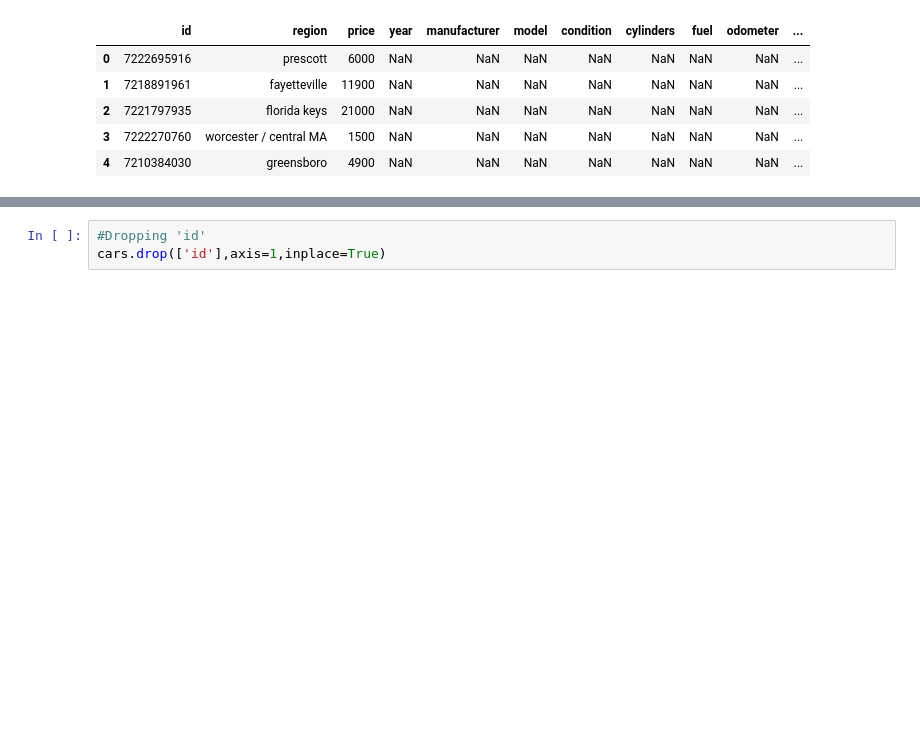
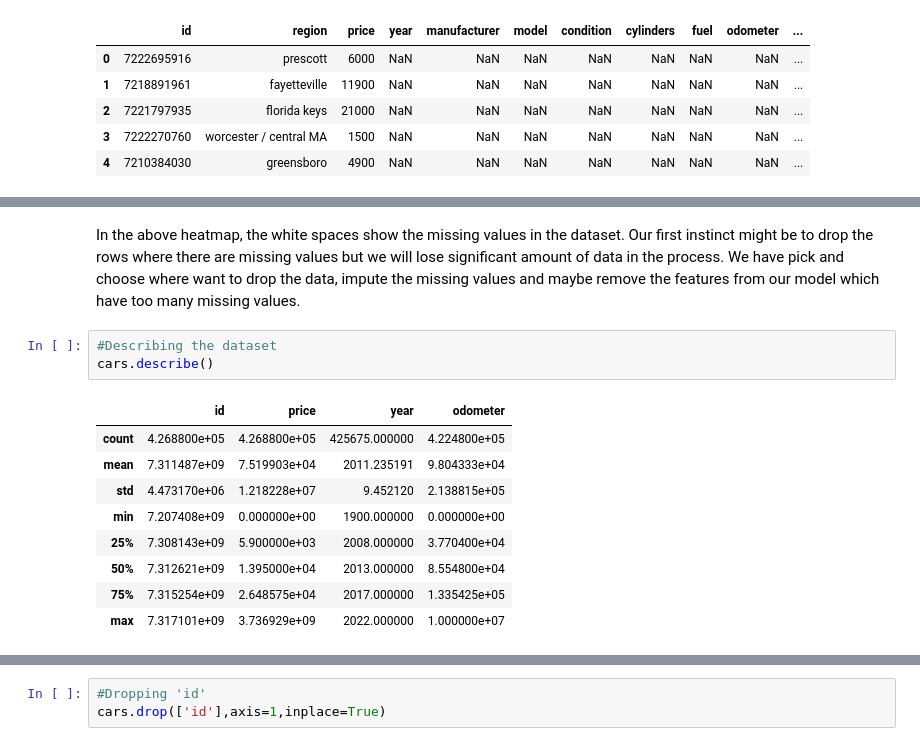
Before and after one commit to nikhilkr31/used-cars-price-prediction, a Jupyter notebook: Vehicles.ipynb, the cells around one changed output, grey strips where cells are left out. Drawn from its saved outputs; the diff is of its cells as text; blank space fills up the shorter version.

```diff
--- a/Vehicles.ipynb
+++ b/Vehicles.ipynb
@@ -33,0 +67,15 @@ I can read a csv file lol.
+# %% [markdown]
+In the above heatmap, the white spaces show the missing values in the dataset. Our first instinct might be to drop the rows where there are missing values but we will lose significant amount of data in the process. We have pick and choose where want to drop the data, impute the missing values and maybe remove the features from our model which have too many missing values.
+# %%
+#Describing the dataset
+cars.describe()
+# %% [output]
+|  | id | price | year | odometer |
+| count | 4.268800e+05 | 4.268800e+05 | 425675.000000 | 4.224800e+05 |
+| mean | 7.311487e+09 | 7.519903e+04 | 2011.235191 | 9.804333e+04 |
+| std | 4.473170e+06 | 1.218228e+07 | 9.452120 | 2.138815e+05 |
+| min | 7.207408e+09 | 0.000000e+00 | 1900.000000 | 0.000000e+00 |
+| 25% | 7.308143e+09 | 5.900000e+03 | 2008.000000 | 3.770400e+04 |
+| 50% | 7.312621e+09 | 1.395000e+04 | 2013.000000 | 8.554800e+04 |
+| 75% | 7.315254e+09 | 2.648575e+04 | 2017.000000 | 1.335425e+05 |
+| max | 7.317101e+09 | 3.736929e+09 | 2022.000000 | 1.000000e+07 |
```
Also changed, not shown: parts of 48 cells of this notebook, 1 other file.
